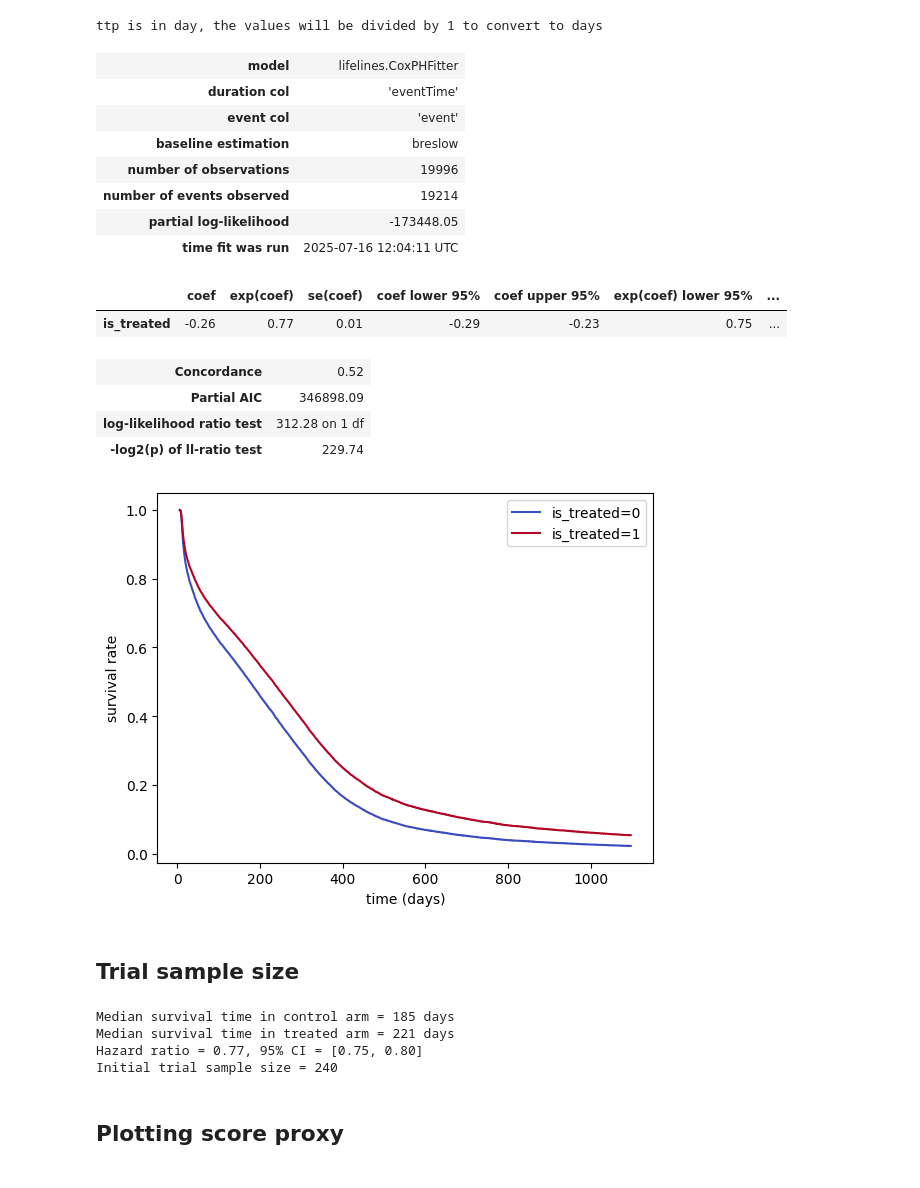
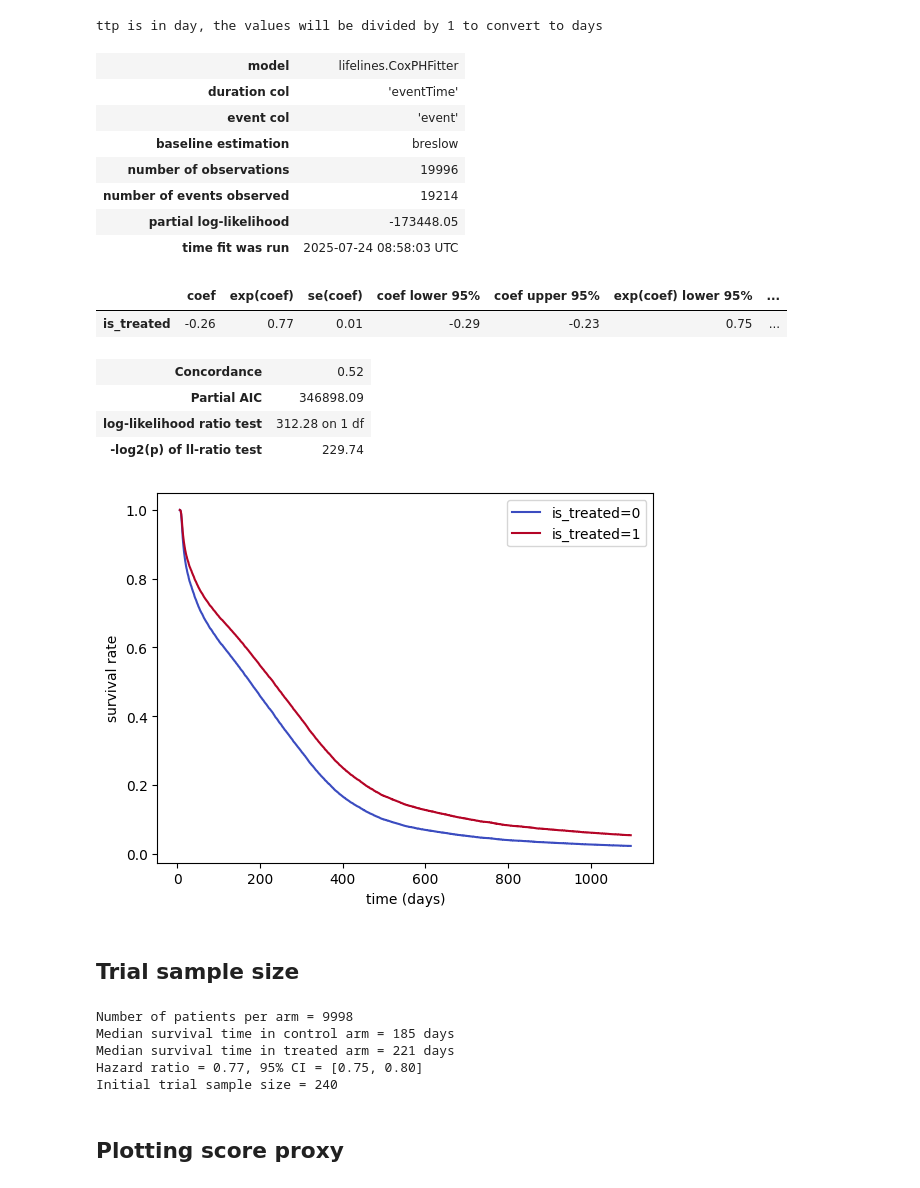
Before and after one commit to novainsilico/jinko-api-cookbook, a Jupyter notebook: cookbooks/trial_design_optimization_time_to_event.ipynb, the cells around one changed output. Cells and saved outputs as stored; diff of their text form; code cells hidden in the pictures.

Commit message:
Tdo minimal sample size

```diff
--- a/cookbooks/trial_design_optimization_time_to_event.ipynb
+++ b/cookbooks/trial_design_optimization_time_to_event.ipynb
@@ -132,26 +133,12 @@ trial_core_item_id, trial_snapshot_id = (
     response["coreId"]["snapshotId"],
 )
 
-# Uncomment the following to get the latest completed version instead
-# # List all trial versions
-# # https://doc.jinko.ai/api/#/paths/core-v2-trial_manager-trial-trialId--status/get
-# versions = jinko.make_request(
-#     f'/core/v2/trial_manager/trial/{trial_core_item_id["id"]}/status'
-# ).json()
-# # Get the latest completed version
-# try:
-#     latest_completed_version = next(
-#         (item for item in versions if item["status"] == "completed"), None
-#     )
-#     if latest_completed_version is None:
-#         raise Exception("No completed trial version found")
-#     else:
-#         simulation_id = latest_completed_version["simulationId"]
-#         trial_core_item_id = simulation_id["coreItemId"]
-#         trial_snapshot_id = simulation_id["snapshotId"]
-# except Exception as e:
-#     print(f"Error processing trial versions: {e}")
-#     raise
+# # Uncomment the following to get the latest completed version instead
+# response = jinko.get_latest_trial_with_status(trial_sid, statuses=["completed"])
+# trial_core_item_id, trial_snapshot_id = (
+#     response["coreItemId"],
+#     response["snapshotId"],
+# )
 
 trial_summary = jinko.get_trial_scalars_summary(trial_core_item_id, trial_snapshot_id)
 
@@ -177,11 +164,10 @@ else:
 print(f"{outcome_name} is in {outcome_unit}, the values will be divided by {outcome_conversion_factor} to convert to days")
 
 scalars_df = jinko.get_trial_scalars_as_dataframe(
-    trial_core_item_id, trial_snapshot_id, scalar_ids=[d.identifier for d in all_descriptors] + [outcome_name]
+    trial_core_item_id,
+    trial_snapshot_id,
+    scalar_ids=[d.identifier for d in all_descriptors] + [outcome_name],
 )
-
-locator = scalars_df["scalarId"] == outcome_name
-scalars_df.loc[locator, "value"] = scalars_df.loc[locator, "value"].apply(lambda x: x / outcome_conversion_factor)
 # %% [output]
 Authentication successful
 ttp is in day, the values will be divided by 1 to convert to days
@@ -241,9 +227,7 @@ def fit_survival(dataframe):
     survival_control = dataframe[["outcome_control"]].rename(
         columns={"outcome_control": "eventTime"}
     )
-    survival_control["event"] = survival_control["eventTime"].apply(
-        right_censor
-    )
+    survival_control["event"] = survival_control["eventTime"].apply(right_censor)
     survival_control["is_treated"] = 0
     survival_treated = dataframe[["outcome_treated"]].rename(
         columns={"outcome_treated": "eventTime"}
@@ -257,34 +241,34 @@ def fit_survival(dataframe):
 
 
 def hazard_ratio(dataframe):
     survival_regression, _ = fit_survival(dataframe)
     ci_lower = survival_regression.summary["exp(coef) lower 95%"]["is_treated"]
     ci_upper = survival_regression.summary["exp(coef) upper 95%"]["is_treated"]
     return (survival_regression.hazard_ratios_["is_treated"], (ci_lower, ci_upper))
 
 
 main_survival_regression, survival_df = fit_survival(main_df)
 ax = main_survival_regression.plot_partial_effects_on_outcome(
     covariates="is_treated", values=[0, 1], cmap="coolwarm", plot_baseline=False
 )
 ax.set_xlabel("time (days)")
 ax.set_ylabel("survival rate")
 main_survival_regression.print_summary()
 main_survival_regression.hazard_ratios_
 trial_hazard_ratio = main_survival_regression.hazard_ratios_["is_treated"]
 trial_ci_lower, trial_ci_upper = (
     main_survival_regression.summary["exp(coef) lower 95%"]["is_treated"],
     main_survival_regression.summary["exp(coef) upper 95%"]["is_treated"],
 )
 # %% [output]
 | model | lifelines.CoxPHFitter |
 | duration col | 'eventTime' |
 | event col | 'event' |
 | baseline estimation | breslow |
 | number of observations | 19996 |
 | number of events observed | 19214 |
 | partial log-likelihood | -173448.05 |
-| time fit was run | 2025-07-16 12:04:11 UTC |
+| time fit was run | 2025-07-24 08:58:03 UTC |
 |  | coef | exp(coef) | se(coef) | coef lower 95% | coef upper 95% | exp(coef) lower 95% | ... |
 | is_treated | -0.26 | 0.77 | 0.01 | -0.29 | -0.23 | 0.75 | ... |
 | Concordance | 0.52 |
@@ -295,6 +279,8 @@ trial_ci_lower, trial_ci_upper = (
 # %% [markdown]
 ## Trial sample size
 # %%
+num_patients_per_arm = len(main_df)
+print(f"Number of patients per arm = {num_patients_per_arm}")
 median_survival_time_control = main_df["outcome_control"].median()
 print(f"Median survival time in control arm = {median_survival_time_control:.0f} days")
 print(
@@ -309,7 +295,17 @@ trial_sample_size = math.ceil(
     )
 )
 print(f"Initial trial sample size = {trial_sample_size}")
+if num_patients_per_arm < trial_sample_size * num_sample_size_repeats:
+  print(f"\n⛔ Not enough patients in the initial trial: num_patients_per_arm < trial_sample_size * num_sample_size_repeats ⛔")
+  remedy = """
+  Consider one of the following:
+    1. decrease num_sample_size_repeats
+    2. run a new trial with a larger vpop
+    3. increase alpha or beta
+  """
+  print(remedy)
 # %% [output]
+Number of patients per arm = 9998
 Median survival time in control arm = 185 days
 Median survival time in treated arm = 221 days
 Hazard ratio = 0.77, 95% CI = [0.75, 0.80]
```
Also changed, not shown: parts of 6 cells of this notebook, 1 other file.
